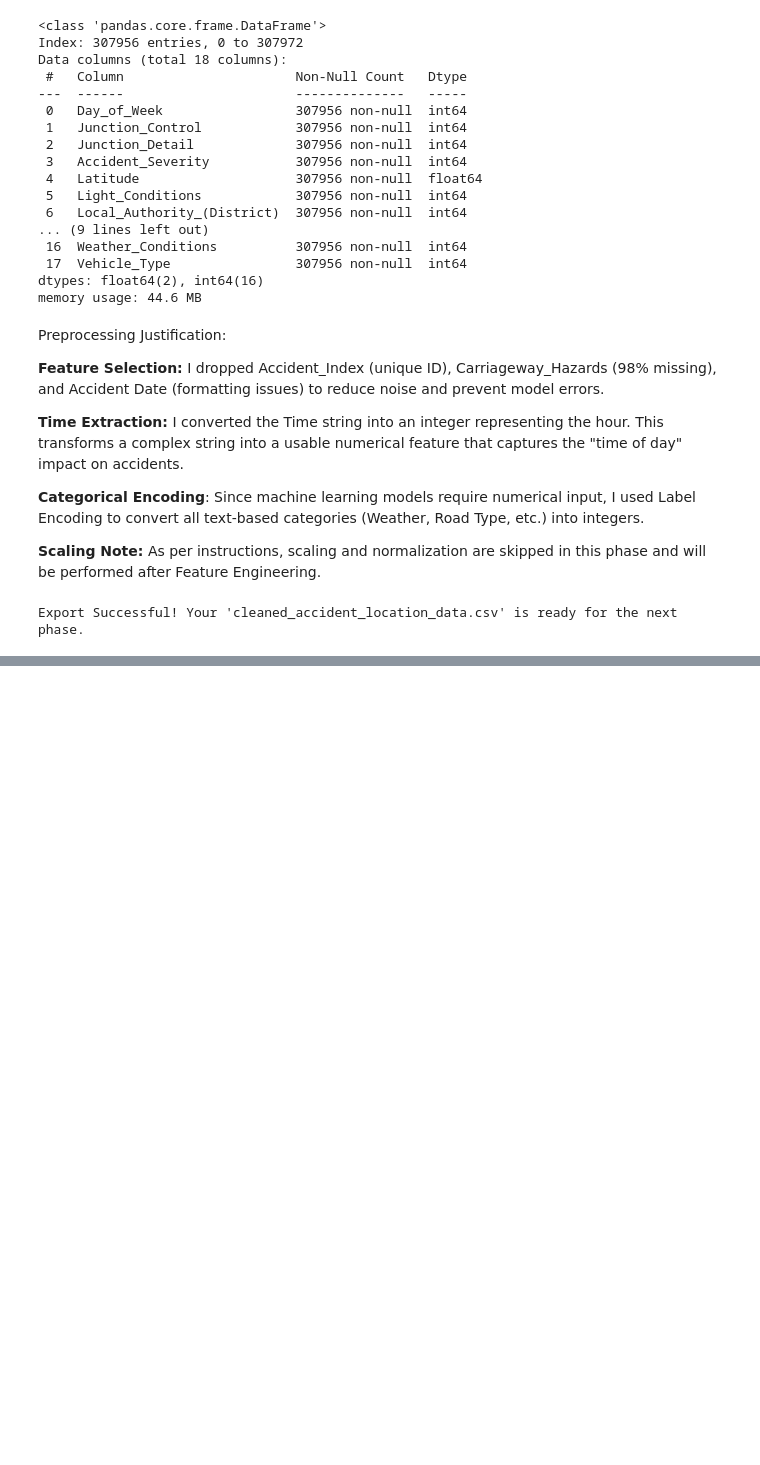
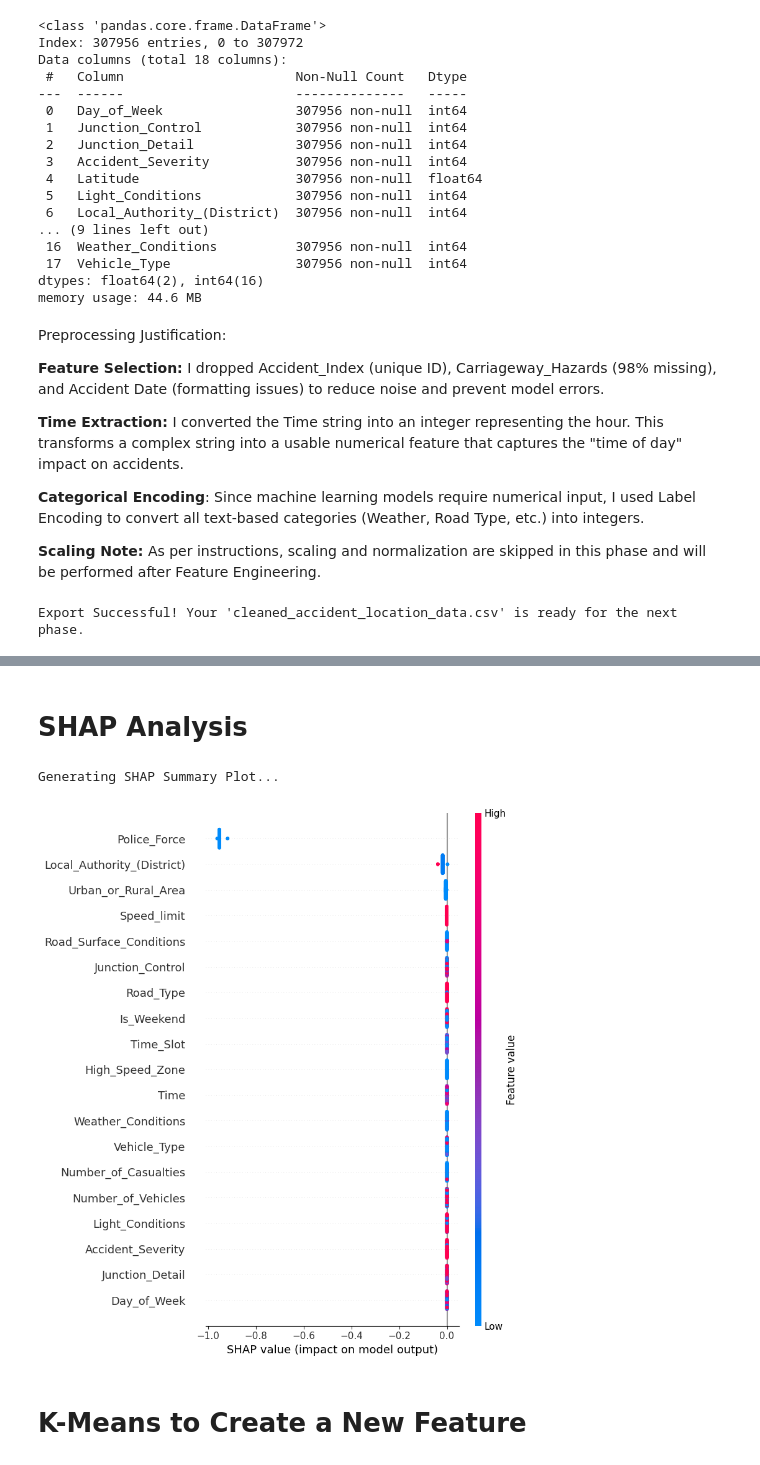
Before and after one commit to MoazzamArshad/Traffic-Road-Accident-Notebook, a Jupyter notebook: visualized-and-preprocessed.ipynb, the cells around one changed output, grey strips where cells are left out. Saved outputs shown, nothing was run; the diff lists cells and outputs as text; code cells hidden in the pictures; blank space fills up the shorter version.

Commit message:
Kaggle Notebook | Visualized and Preprocessed | Version 3

```diff
--- a/visualized-and-preprocessed.ipynb
+++ b/visualized-and-preprocessed.ipynb
@@ -326,0 +331,5 @@ Export Successful! Your 'cleaned_accident_location_data.csv' is ready for the ne
+# %%
+import pandas as pd
+# Load the file we saved at the end of Phase 2
+df = pd.read_csv('cleaned_accident_location_data.csv')
+df.head()
@@ -326,0 +345,14 @@ Export Successful! Your 'cleaned_accident_location_data.csv' is ready for the ne
+# %%
+# 1. Is_Weekend: Accidents might happen in different spots on weekends
+df['Is_Weekend'] = df['Day_of_Week'].apply(lambda x: 1 if x >= 5 else 0)
+
+# 2. Time_Slot: Grouping hours into Morning, Afternoon, Evening, Night
+def get_time_slot(hour):
+    if 6 <= hour < 12: return 0   # Morning
+    if 12 <= hour < 17: return 1  # Afternoon
+    if 17 <= hour < 21: return 2  # Evening
+    else: return 3                # Night
+df['Time_Slot'] = df['Time'].apply(get_time_slot)
+
+# 3. High_Speed_Zone: Is the speed limit > 50?
+df['High_Speed_Zone'] = (df['Speed_limit'] > 50).astype(int)
@@ -326,0 +425,18 @@ Export Successful! Your 'cleaned_accident_location_data.csv' is ready for the ne
+# %% [markdown]
+# SHAP Analysis
+# %%
+import shap
+
+# 1. Use the LightGBM model we already trained (it's the fastest)
+# We use a sample of 200 rows to make the calculation fast
+explainer = shap.TreeExplainer(models["LightGBM"])
+shap_values = explainer.shap_values(X.iloc[:200])
+
+# 2. Plot the summary
+print("Generating SHAP Summary Plot...")
+shap.summary_plot(shap_values, X.iloc[:200])
+# %% [output]
+Generating SHAP Summary Plot...
+[figure, added]
+# %% [markdown]
+# K-Means to Create a New Feature
```
Also changed, not shown: parts of 14 cells of this notebook.
